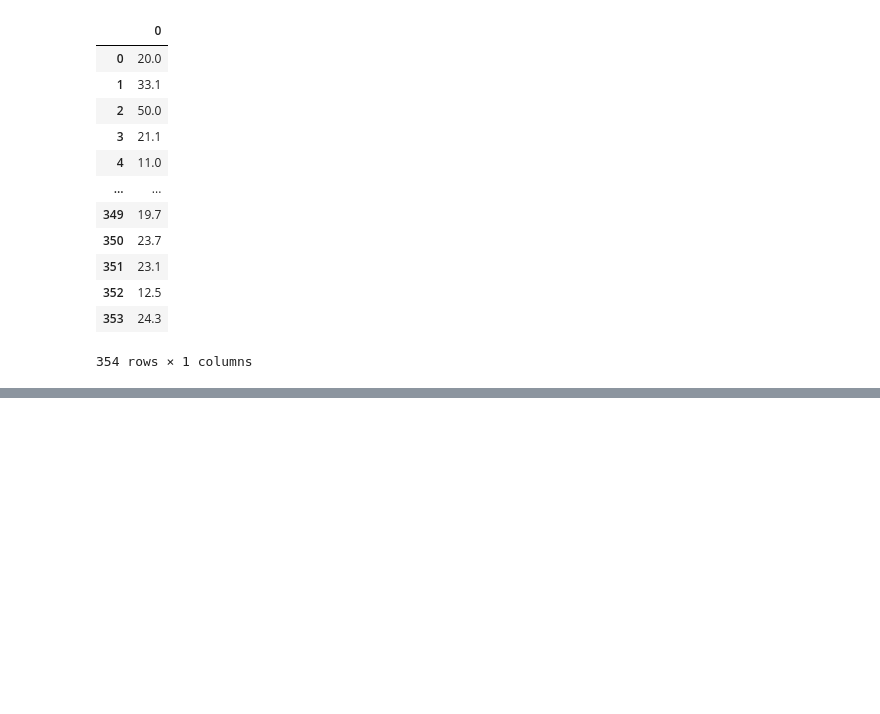
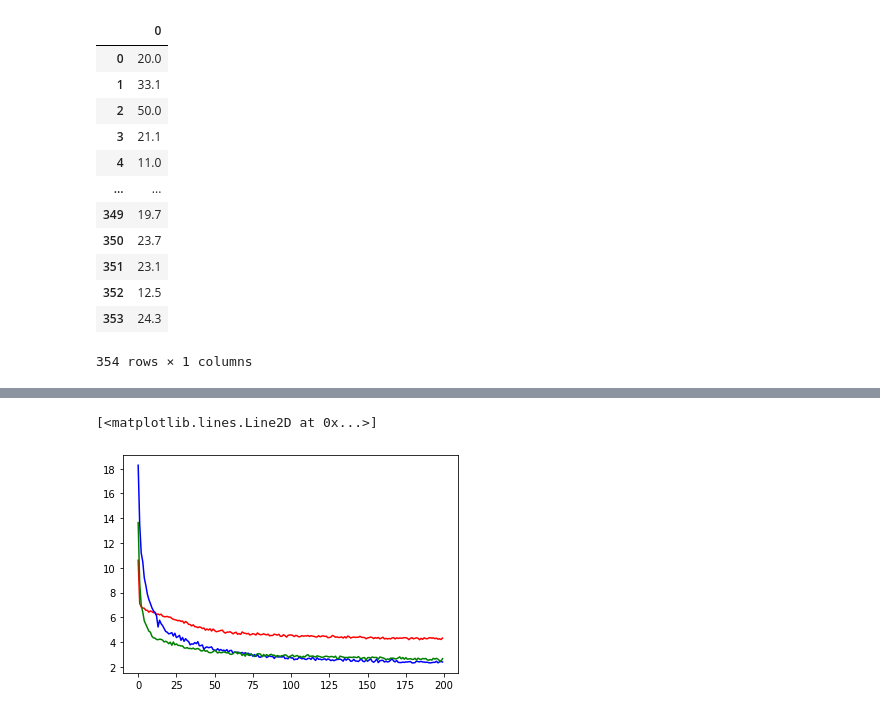
Before and after one commit to DaniloBenjamin/Deep_Learning, a Jupyter notebook: boston_housing/redes_neurais_densas_01.ipynb, the cells around one changed output, grey strips where cells are left out. Cells and saved outputs as stored; diff of their text form; code cells hidden in the pictures; blank space fills up the shorter version.

```diff
--- a/boston_housing/redes_neurais_densas_01.ipynb
+++ b/boston_housing/redes_neurais_densas_01.ipynb
@@ -136,0 +202,8 @@ analise.plot()
+# %%
+model_3 = Sequential()
+model_3.add(Input(shape=(13,)))
+model_3.add(Dense(144, activation='relu'))
+model_3.add(Dense(100, activation='relu'))
+model_3.add(Dense(1, activation='linear'))
+
+model_3.summary()
@@ -136,0 +226,4 @@ analise.plot()
+# %%
+model_3.compile(loss='mae')
+# %%
+tentativa_3 = model_3.fit(x_treino_2, y_treino, epochs=200, batch_size = 1)
@@ -136,0 +248,7 @@ analise.plot()
+# %%
+plt.plot(tentativa_1.history['loss'], 'r-')
+plt.plot(tentativa_2.history['loss'], 'b-')
+plt.plot(tentativa_3.history['loss'], 'g-')
+# %% [output]
+[<matplotlib.lines.Line2D at 0x...>]
+[figure, added]
```
Also changed, not shown: parts of 26 cells of this notebook.
